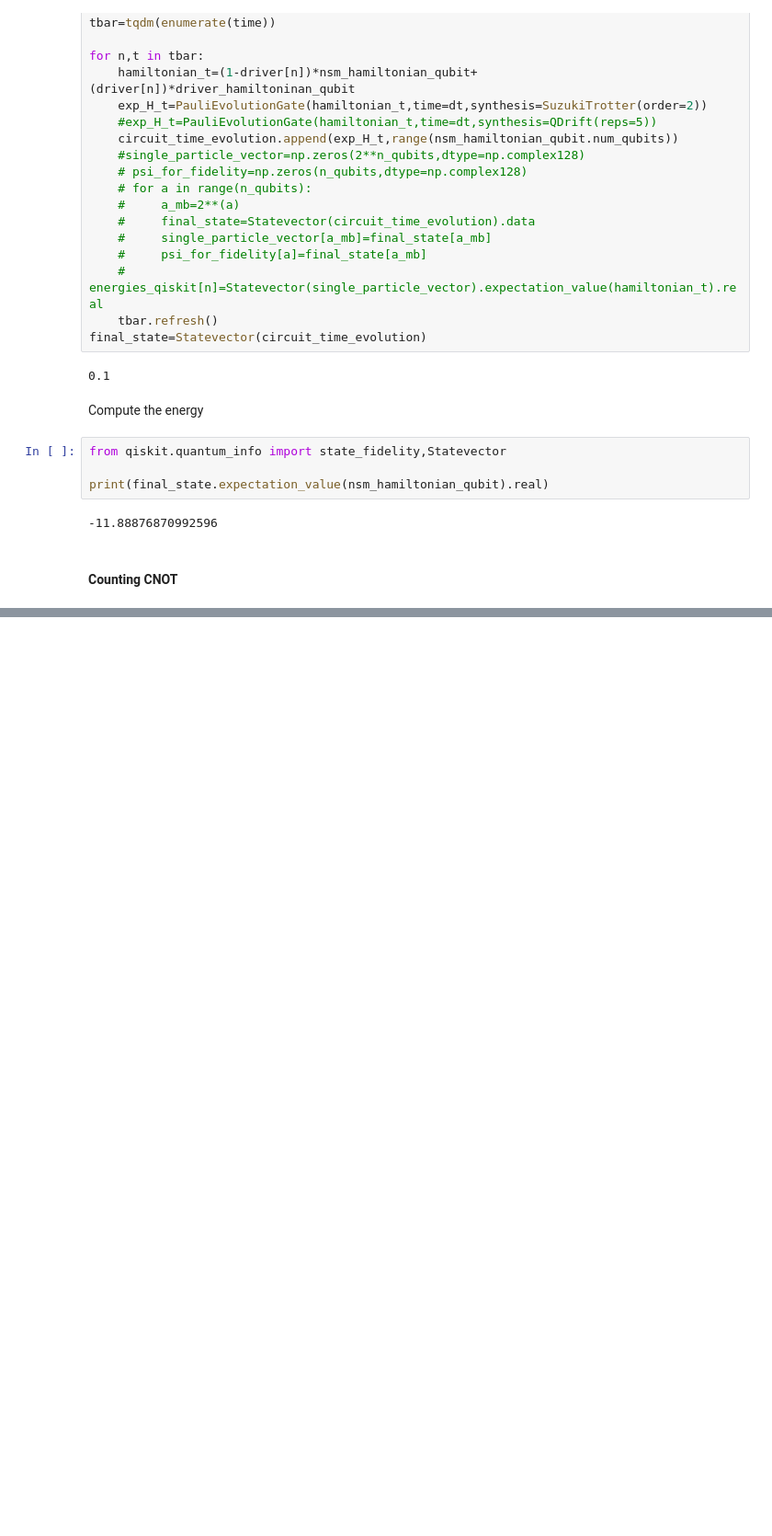
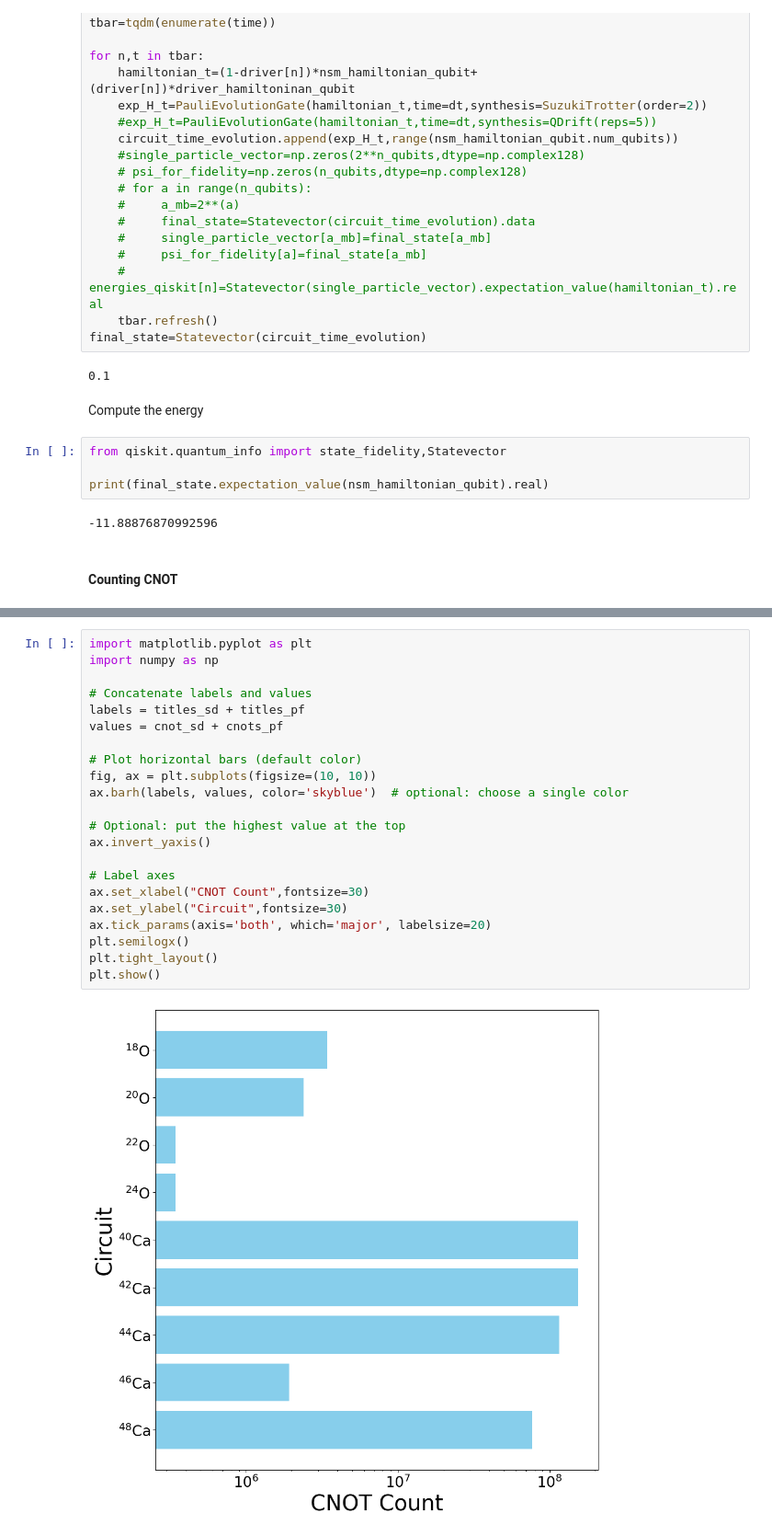
Before and after one commit to emacosta95/2nd_qa4nsm, a Jupyter notebook: TestingComputationalComplexity.ipynb, the cells around one changed output, grey strips where cells are left out. Shown at 92% size. Saved outputs shown, nothing was run; the diff lists cells and outputs as text; blank space fills up the shorter version.

```diff
--- a/TestingComputationalComplexity.ipynb
+++ b/TestingComputationalComplexity.ipynb
@@ -415,0 +1031,24 @@ values=[n_cnot_nsm*100,n_cnot_nsm*30,4*n_cnot_nsm,3*n_cnot_nsm,15*n_cnot_nsm, 13
+# %%
+import matplotlib.pyplot as plt
+import numpy as np
+
+# Concatenate labels and values
+labels = titles_sd + titles_pf
+values = cnot_sd + cnots_pf
+
+# Plot horizontal bars (default color)
+fig, ax = plt.subplots(figsize=(10, 10))
+ax.barh(labels, values, color='skyblue')  # optional: choose a single color
+
+# Optional: put the highest value at the top
+ax.invert_yaxis()
+
+# Label axes
+ax.set_xlabel("CNOT Count",fontsize=30)
+ax.set_ylabel("Circuit",fontsize=30)
+ax.tick_params(axis='both', which='major', labelsize=20)
+plt.semilogx()
+plt.tight_layout()
+plt.show()
+# %% [output]
+[figure, added]
```
Also changed, not shown: parts of 35 cells of this notebook, 2 other files.
